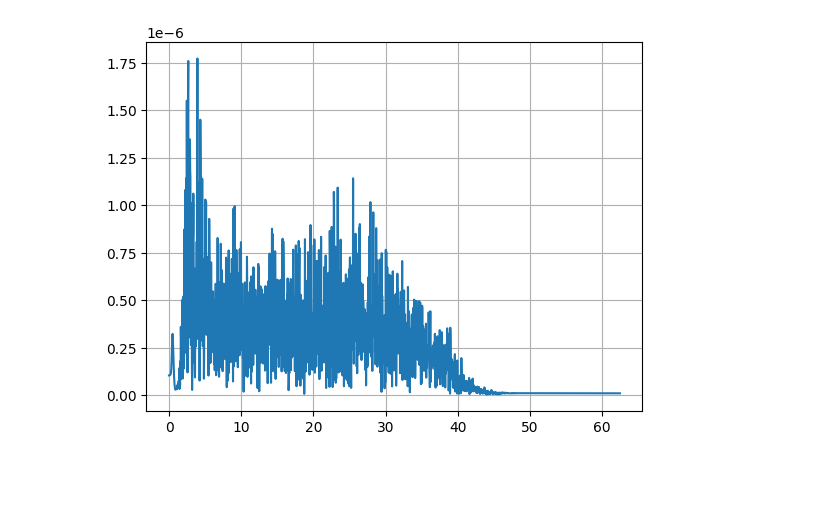
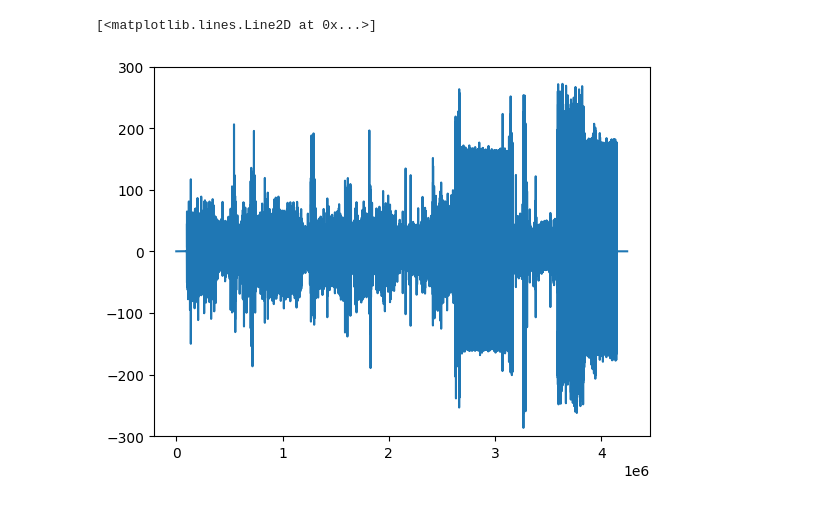
Before and after one commit to inesstsarah/cm2013_ht25_project, a Jupyter notebook: Python/test_preprocessing.ipynb, the cells around one changed output. Cells and saved outputs as stored; diff of their text form; code cells hidden in the pictures; blank space fills up the shorter version.

```diff
--- a/Python/test_preprocessing.ipynb
+++ b/Python/test_preprocessing.ipynb
@@ -117,11 +117,7 @@ T = 1/125
-# %%
-N = len(filtered_signal)
-
-y_filtered = fft(filtered_signal)
-xf = fftfreq(N, T)[:N//2]
-import matplotlib.pyplot as plt
-plt.plot(xf, 2.0/N * np.abs(y_filtered[0:N//2]))
-plt.grid()
-plt.show()
-# %% [output]
-[figure, removed]
+# %%
+
+plt.ylim(-300,300)
+plt.plot(filtered_signal)
+# %% [output]
+[<matplotlib.lines.Line2D at 0x...>]
+[figure, added]
```
Also changed, not shown: parts of 23 cells of this notebook, 4 other files.
